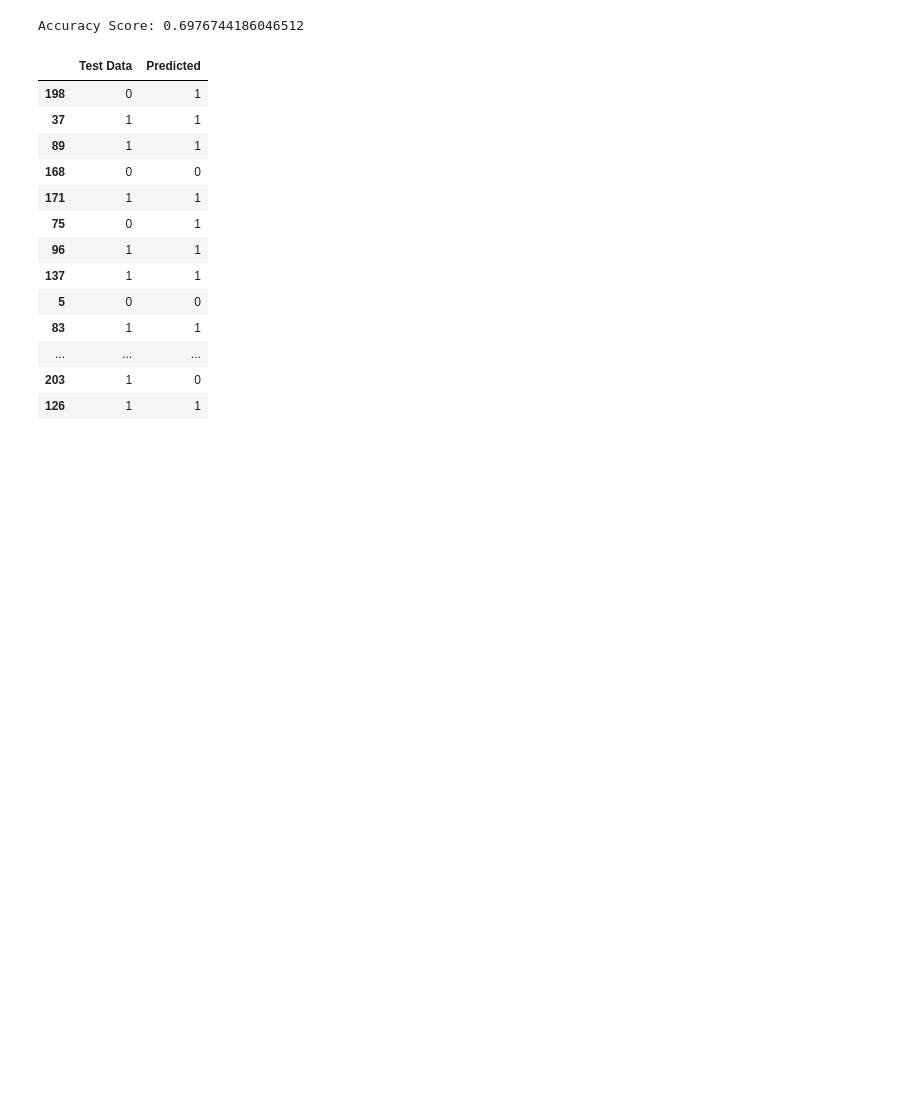
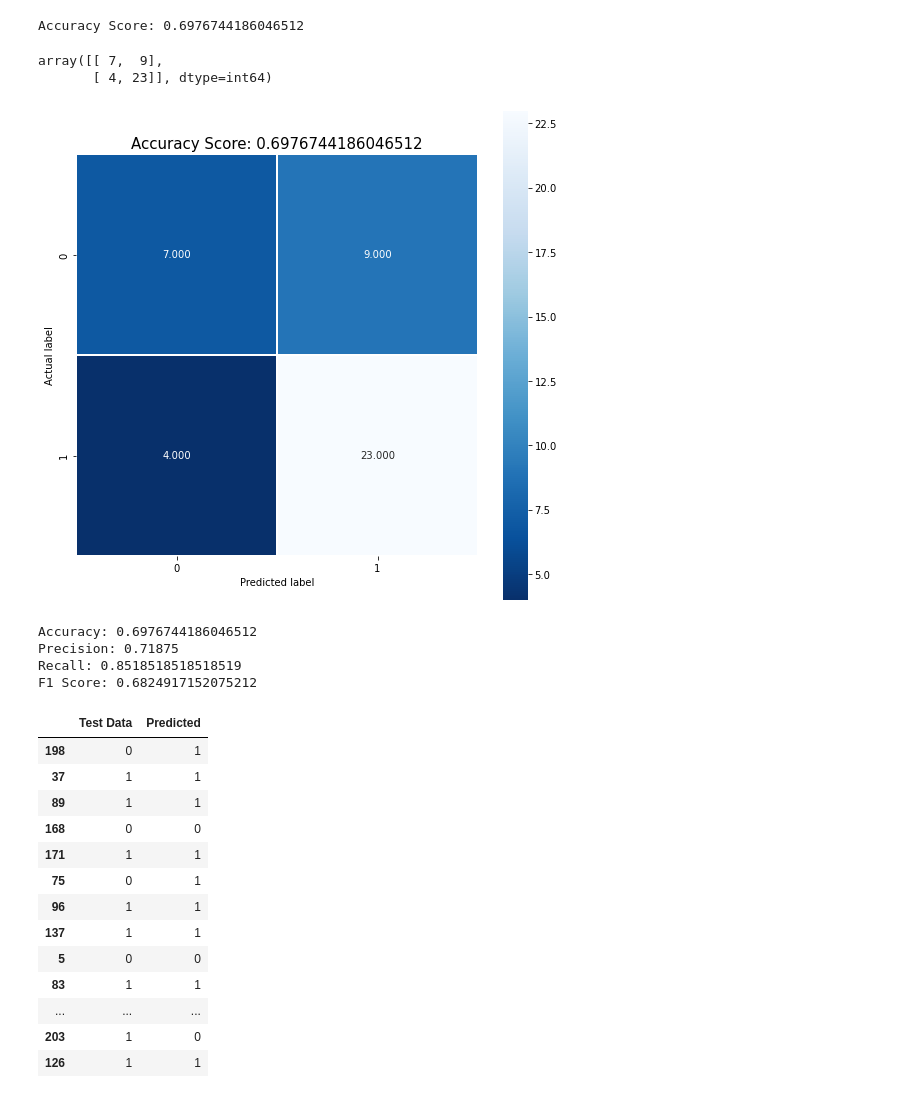
Before and after one commit to sktor7/Jupyter-Notebooks, a Jupyter notebook: Placement Full Class Random Forest Classifier.ipynb, the cells around one changed output. Cells and saved outputs as stored; diff of their text form; code cells hidden in the pictures; blank space fills up the shorter version.

```diff
--- a/Placement Full Class Random Forest Classifier.ipynb
+++ b/Placement Full Class Random Forest Classifier.ipynb
@@ -418,0 +420,6 @@ Accuracy Score: 0.6976744186046512
+# %%
+cm = metrics.confusion_matrix(y_test, y_pred)
+cm
+# %% [output]
+array([[ 7,  9],
+       [ 4, 23]], dtype=int64)
@@ -418,0 +428,9 @@ Accuracy Score: 0.6976744186046512
+# %%
+plt.figure(figsize=(9,9))
+sns.heatmap(cm, annot=True, fmt=".3f", linewidths=.5, square = True, cmap = 'Blues_r');
+plt.ylabel('Actual label');
+plt.xlabel('Predicted label');
+all_sample_title = 'Accuracy Score: {0}'.format(model.score(x_test,y_test))
+plt.title(all_sample_title, size = 15);
+# %% [output]
+[figure, added]
@@ -418,0 +442,10 @@ Accuracy Score: 0.6976744186046512
+# %%
+print("Accuracy:",metrics.accuracy_score(y_test, y_pred))
+print("Precision:",metrics.precision_score(y_test, y_pred))
+print("Recall:",metrics.recall_score(y_test, y_pred))
+print("F1 Score:",metrics.f1_score(y_test, y_pred,average="weighted"))
+# %% [output]
+Accuracy: 0.6976744186046512
+Precision: 0.71875
+Recall: 0.8518518518518519
+F1 Score: 0.6824917152075212
```
Also changed, not shown: parts of 11 cells of this notebook.
